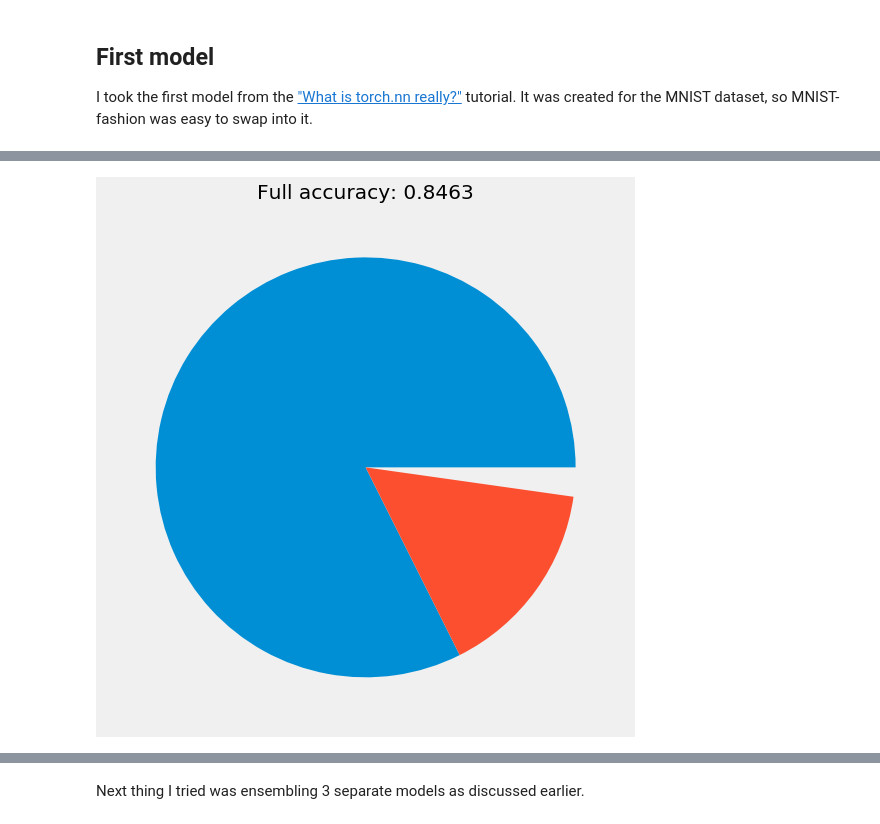
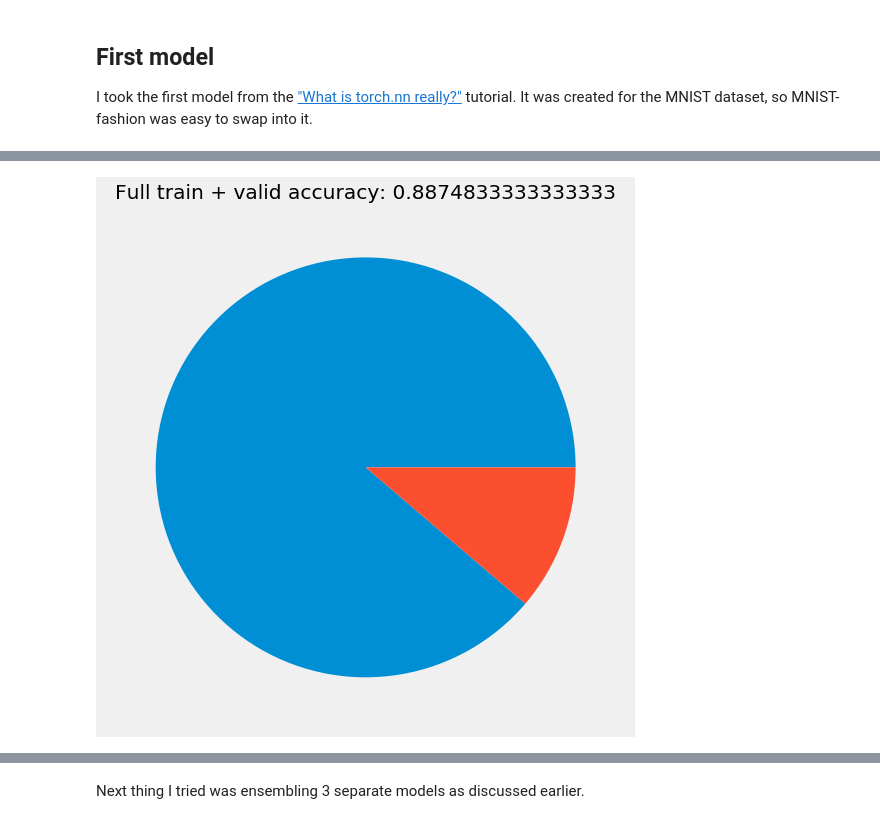
Before and after one commit to Joald/fashion-mnist-predict, a Jupyter notebook: Data exploration.ipynb, the cells around one changed output, grey strips where cells are left out. Drawn from its saved outputs; the diff is of its cells as text; code cells hidden in the pictures.

```diff
--- a/Data exploration.ipynb
+++ b/Data exploration.ipynb
@@ -304,13 +302,16 @@ This achieved a Kaggle score of less than 0.85, so not the best. Let's see some
 # %%
 acc = []
-for y, xs in enumerate(categorized):
-    n = len(xs)
-    ys = y * torch.ones(n)
-    xs = next(iter(get_dl(torch.from_numpy(xs), ys, preprocess, n)))[0]
-    acc.append(accuracy_score(ys, model(xs).argmax(dim=1)))
+with switch_to_cpu(first_model):
+    for y, xs in enumerate(categorized):
+        n = len(xs)
+        ys = y * torch.ones(n)
+        xs = next(iter(get_dl(torch.from_numpy(xs), ys, preprocess, n)))[0]
+        acc.append(accuracy_score(ys, first_model(xs).argmax(dim=1)))
 
 plt.figure(figsize=(16, 9))
-plt.bar(range(10), acc)
+plt.bar(str_labels, acc)
+for i, v in enumerate(acc):
+    plt.text(i - 0.19,  v - 0.05,  v * 100 // 1 / 100)
 plt.xlabel('classes')
 plt.ylabel('accuracy')
 plt.title('Class accuracies')
@@ -319,0 +321,17 @@ plt.show()
+# %%
+acc = []
+with switch_to_cpu(first_model):
+    for y, xs in enumerate(categorized):
+        n = len(xs)
+        ys = y * torch.ones(n)
+        xs = next(iter(get_dl(torch.from_numpy(xs), ys, preprocess, n)))[0]
+        acc.append(accuracy_score(ys, first_model(xs).argmax(dim=1)))
+
+plt.figure(figsize=(16, 9))
+plt.bar(str_labels, acc)
+for i, v in enumerate(acc):
+    plt.text(i - 0.19,  v - 0.05,  v * 100 // 1 / 100)
+plt.xlabel('classes')
+plt.ylabel('accuracy')
+plt.title('Class accuracies')
+plt.show()
@@ -320,10 +340,11 @@ plt.show()
 # %%
-preds = model(next(iter(get_dl(train.train_data, train.train_labels, preprocess, 10000000)))[0]).argmax(dim=1)
-acc = accuracy_score(train.train_labels, preds)
+with switch_to_cpu(first_model):
+    preds = first_model(next(iter(get_dl(train.train_data, train.train_labels, preprocess, 10000000)))[0]).argmax(dim=1)
+    acc = accuracy_score(train.train_labels, preds)
 plt.figure(figsize=(16, 9))
-plt.pie([acc_full, 1 - acc])
-plt.title("Full accuracy: %s" % acc)
+plt.pie([acc, 1 - acc])
+plt.title("Full train + valid accuracy: %s" % acc)
 plt.show()
 # %% [output]
-[figure, old version]
+[figure, new version]
 # %%
```
Also changed, not shown: parts of 20 cells of this notebook, 9 other files.
